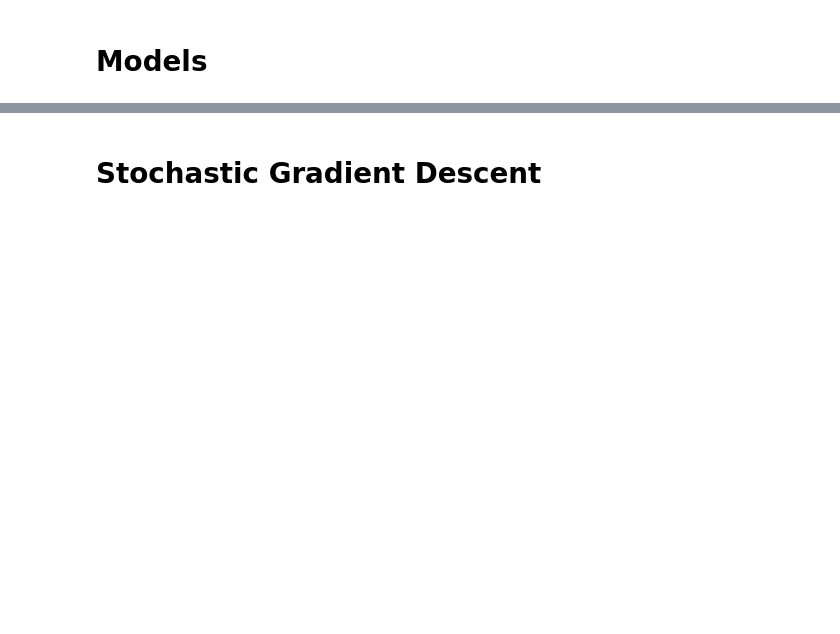
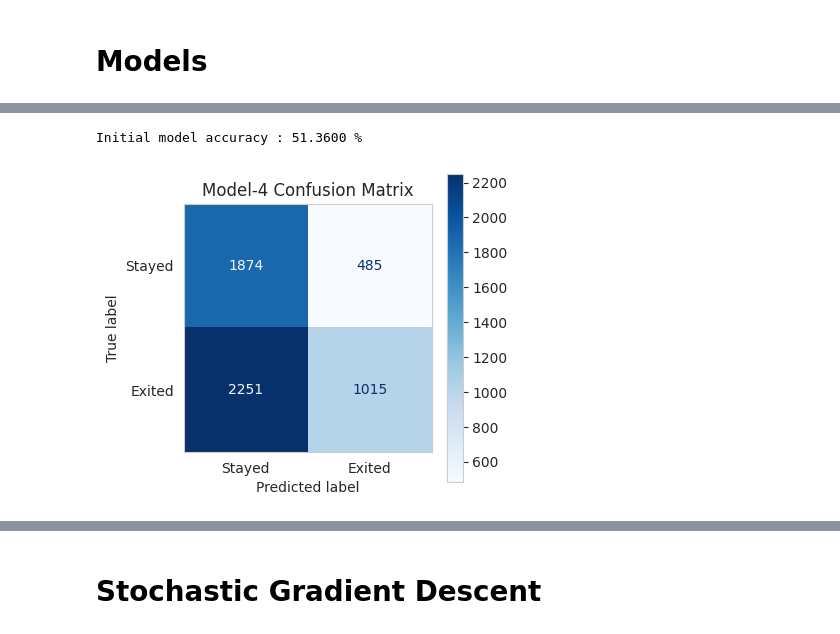
Before and after one commit to severussnape19/Deep_Learning, a Jupyter notebook: Classification_Models/teleco_Churn_Modelling.ipynb, the cells around one changed output, grey strips where cells are left out. Drawn from its saved outputs; the diff is of its cells as text; code cells hidden in the pictures; blank space fills up the shorter version.

```diff
--- a/Classification_Models/teleco_Churn_Modelling.ipynb
+++ b/Classification_Models/teleco_Churn_Modelling.ipynb
@@ -171,4 +327,7 @@ class ChurnModelV4(nn.Module):
 # %%
 model_1 = ChurnModel()
 model_2 = ChurnModelV2()
-model_3 = ChurnModelV3()
+model_3 = ChurnModelV3() # Sigmoid
+model_4 = ChurnModelV4() # Sigmoid
+model_5 = ChurnModelV5()
+model_6 = ChurnModelV6() # Sigmoid
@@ -197,0 +395,19 @@ print(f"Initial Confusion matrix :\n {confusion_matrix(y_preds, y_train)}")
+# %%
+# MODEL 4
+with torch.inference_mode():
+  y_pred = model_4(X_train)
+  y_preds = torch.round(y_pred)
+
+print(f"Initial model accuracy : {accuracy_score(y_preds, y_train) * 100:.4f} %\n")
+cm_4 = confusion_matrix(y_preds, y_train)
+
+fig, ax = plt.subplots(figsize=(4, 4))
+
+disp = ConfusionMatrixDisplay(confusion_matrix=cm_4, display_labels=["Stayed", "Exited"])
+disp.plot(cmap="Blues", ax=ax)
+ax.set_title("Model-4 Confusion Matrix")
+plt.grid(False)
+plt.show()
+# %% [output]
+Initial model accuracy : 51.3600 %
+[figure, added]
```
Also changed, not shown: parts of 84 cells of this notebook.
